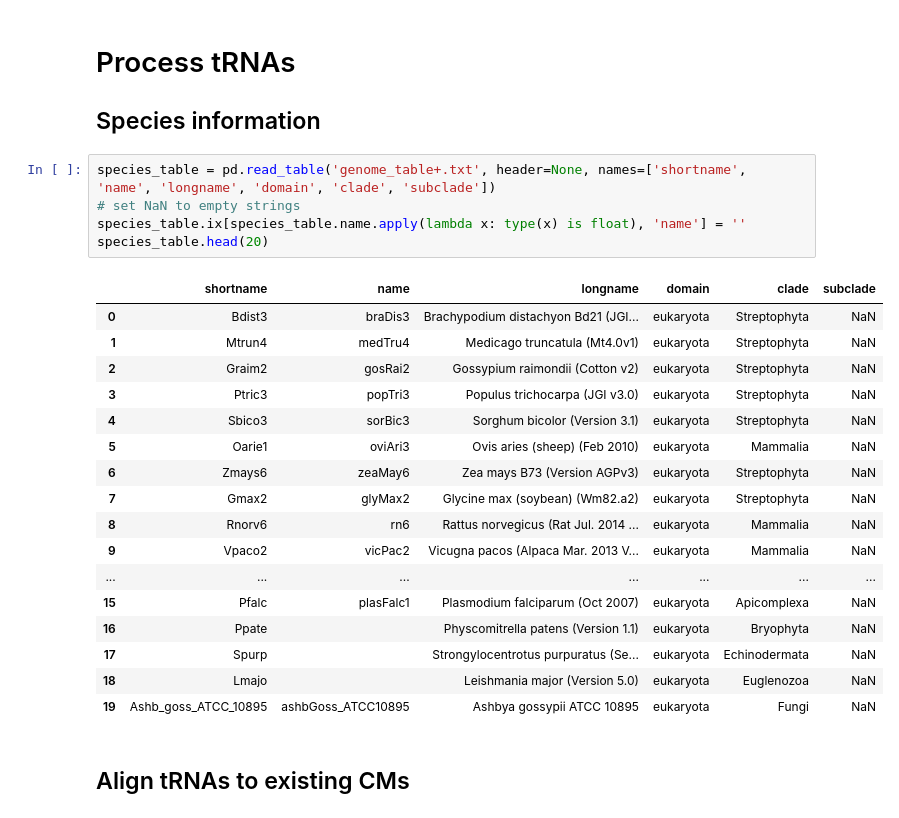
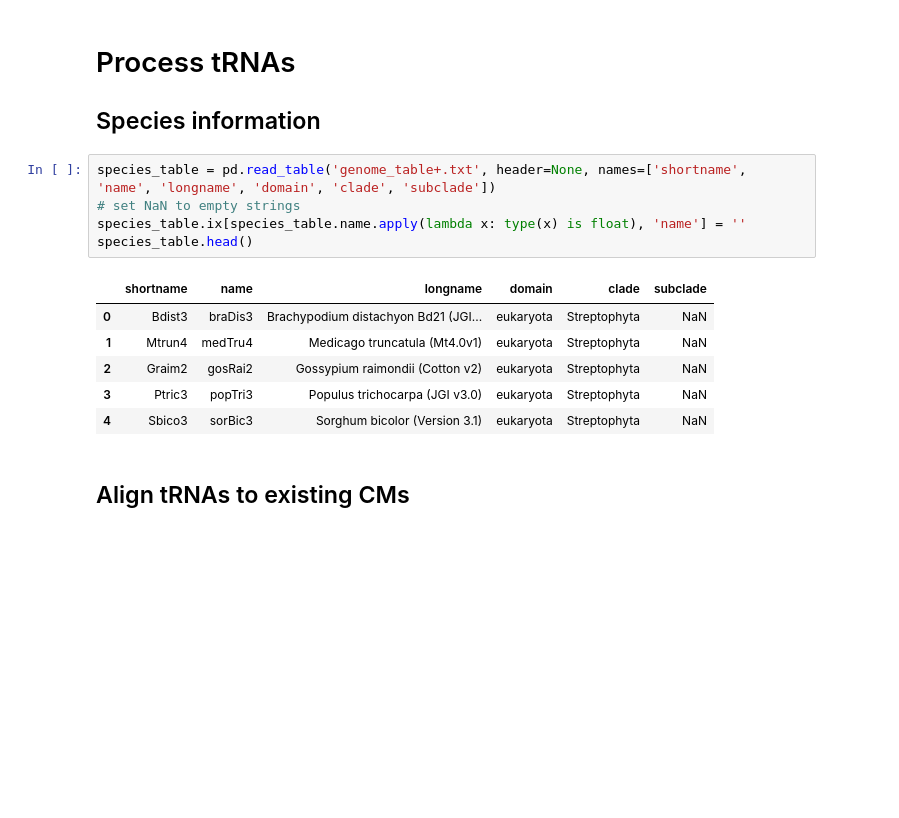
Before and after one commit to bylin/euk-features, a Jupyter notebook: notebooks/euk-tRNAs.ipynb, the cells around one changed output. Saved outputs shown, nothing was run; the diff lists cells and outputs as text; blank space fills up the shorter version.

```diff
--- a/notebooks/euk-tRNAs.ipynb
+++ b/notebooks/euk-tRNAs.ipynb
@@ -25,26 +31,15 @@ A global view of identity elements versus biological features would be a powerfu
 # %%
 species_table = pd.read_table('genome_table+.txt', header=None, names=['shortname', 'name', 'longname', 'domain', 'clade', 'subclade'])
 # set NaN to empty strings
 species_table.ix[species_table.name.apply(lambda x: type(x) is float), 'name'] = ''
-species_table.head(20)
+species_table.head()
 # %% [output]
 |  | shortname | name | longname | domain | clade | subclade |
 | 0 | Bdist3 | braDis3 | Brachypodium distachyon Bd21 (JGI... | eukaryota | Streptophyta | NaN |
 | 1 | Mtrun4 | medTru4 | Medicago truncatula (Mt4.0v1) | eukaryota | Streptophyta | NaN |
 | 2 | Graim2 | gosRai2 | Gossypium raimondii (Cotton v2) | eukaryota | Streptophyta | NaN |
 | 3 | Ptric3 | popTri3 | Populus trichocarpa (JGI v3.0) | eukaryota | Streptophyta | NaN |
 | 4 | Sbico3 | sorBic3 | Sorghum bicolor (Version 3.1) | eukaryota | Streptophyta | NaN |
-| 5 | Oarie1 | oviAri3 | Ovis aries (sheep) (Feb 2010) | eukaryota | Mammalia | NaN |
-| 6 | Zmays6 | zeaMay6 | Zea mays B73 (Version AGPv3) | eukaryota | Streptophyta | NaN |
-| 7 | Gmax2 | glyMax2 | Glycine max (soybean) (Wm82.a2) | eukaryota | Streptophyta | NaN |
-| 8 | Rnorv6 | rn6 | Rattus norvegicus (Rat Jul. 2014 ... | eukaryota | Mammalia | NaN |
-| 9 | Vpaco2 | vicPac2 | Vicugna pacos (Alpaca Mar. 2013 V... | eukaryota | Mammalia | NaN |
-| ... | ... | ... | ... | ... | ... | ... |
-| 15 | Pfalc | plasFalc1 | Plasmodium falciparum (Oct 2007) | eukaryota | Apicomplexa | NaN |
-| 16 | Ppate |  | Physcomitrella patens (Version 1.1) | eukaryota | Bryophyta | NaN |
-| 17 | Spurp |  | Strongylocentrotus purpuratus (Se... | eukaryota | Echinodermata | NaN |
-| 18 | Lmajo |  | Leishmania major (Version 5.0) | eukaryota | Euglenozoa | NaN |
-| 19 | Ashb_goss_ATCC_10895 | ashbGoss_ATCC10895 | Ashbya gossypii ATCC 10895 | eukaryota | Fungi | NaN |
 # %% [markdown]
 ## Align tRNAs to existing CMs
 # %% [markdown]
```
Also changed, not shown: parts of 27 cells of this notebook.
